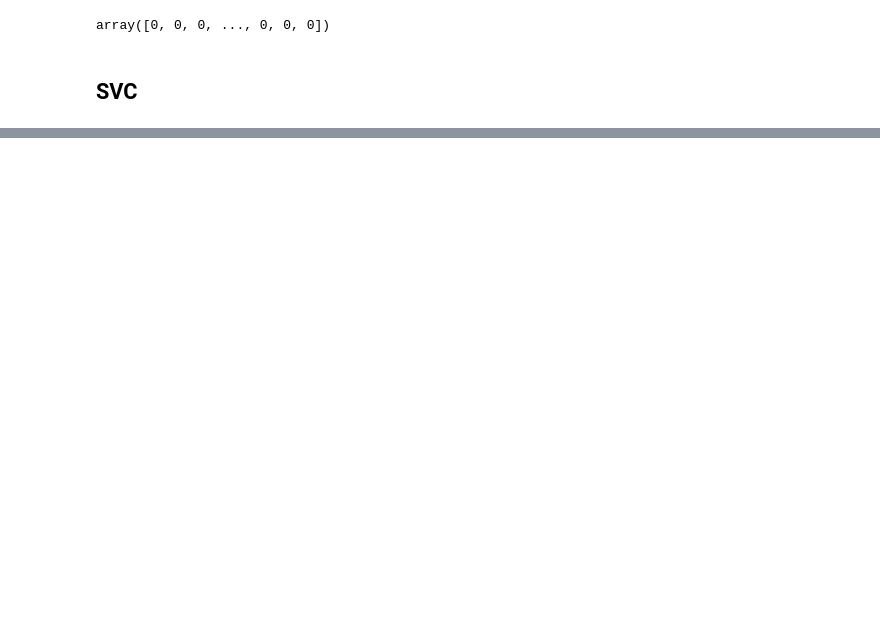
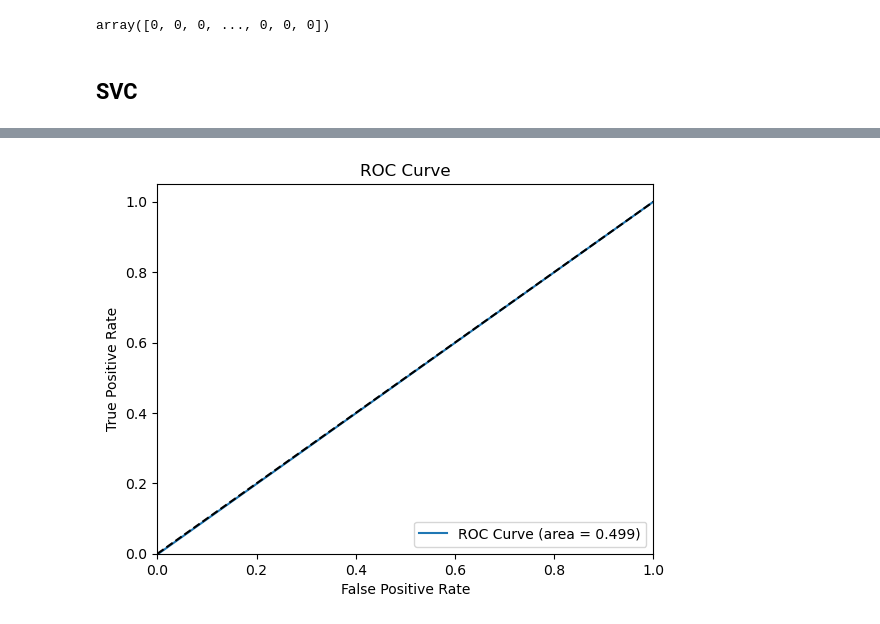
Before and after one commit to nimakarimi97/my-thesis-MSc, a Jupyter notebook: project/Implement_ML.ipynb, the cells around one changed output, grey strips where cells are left out. Saved outputs shown, nothing was run; the diff lists cells and outputs as text; code cells hidden in the pictures; blank space fills up the shorter version.

```diff
--- a/project/Implement_ML.ipynb
+++ b/project/Implement_ML.ipynb
@@ -247,7 +247,7 @@ from sklearn.model_selection import train_test_split
 from sklearn.preprocessing import StandardScaler
 
 # Load data
-data = pd.read_csv("./data/csv/paganella-bike-enduro-t2t.csv")
+data = pd.read_csv("./data/csv_train/paganella-bike-enduro-t2t.csv")
 features = ["distance", "speed", "altitude_diff"]
 
 target = "lift?"
@@ -272,7 +272,7 @@ model.fit(X_train, y_train)
 print("accuracy:", model.score(X_test, y_test))
 
 # # Make predictions
-new_data = pd.read_csv("./data/csv/lake-to-lake.csv")
+new_data = pd.read_csv("./data/csv_train/lake-to-lake.csv")
 new_data = scaler.transform(new_data[features])
 predictions = model.predict(new_data)
 predictions
@@ -327,0 +325,23 @@ done
+# %%
+from sklearn.metrics import roc_curve, roc_auc_score
+
+
+
+# Calculate ROC curve
+fpr, tpr, thresholds = roc_curve(y_test, y_pred[:500])
+
+# Calculate AUC
+auc = roc_auc_score(y_test, y_pred[:500])
+
+# Plot ROC curve
+plt.plot(fpr, tpr, label='ROC Curve (area = %0.3f)' % auc)
+plt.plot([0, 1], [0, 1], 'k--') # random predictions curve
+plt.xlim([0.0, 1.0])
+plt.ylim([0.0, 1.05])
+plt.xlabel('False Positive Rate')
+plt.ylabel('True Positive Rate')
+plt.title('ROC Curve')
+plt.legend(loc="lower right")
+plt.show()
+# %% [output]
+[figure, added]
```
Also changed, not shown: parts of 8 cells of this notebook.
